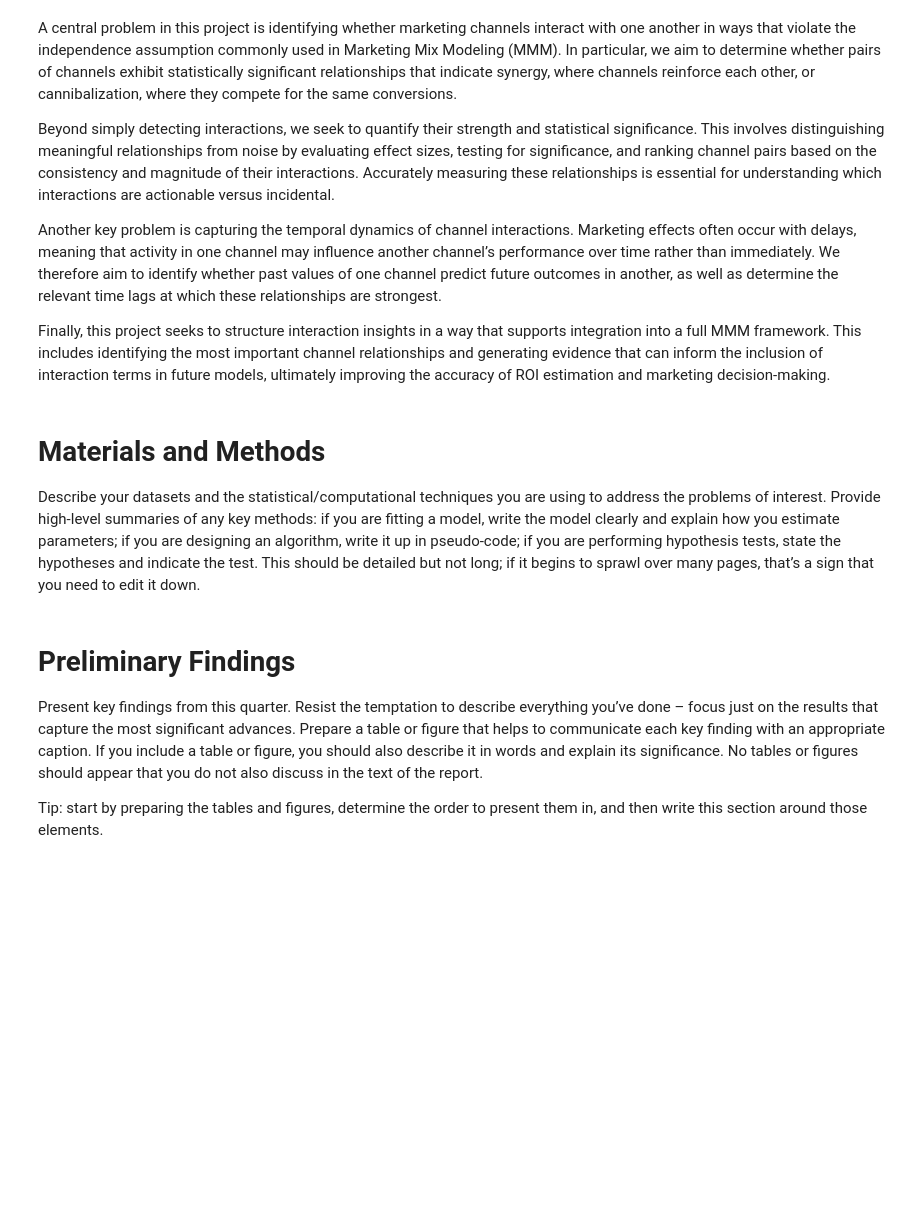
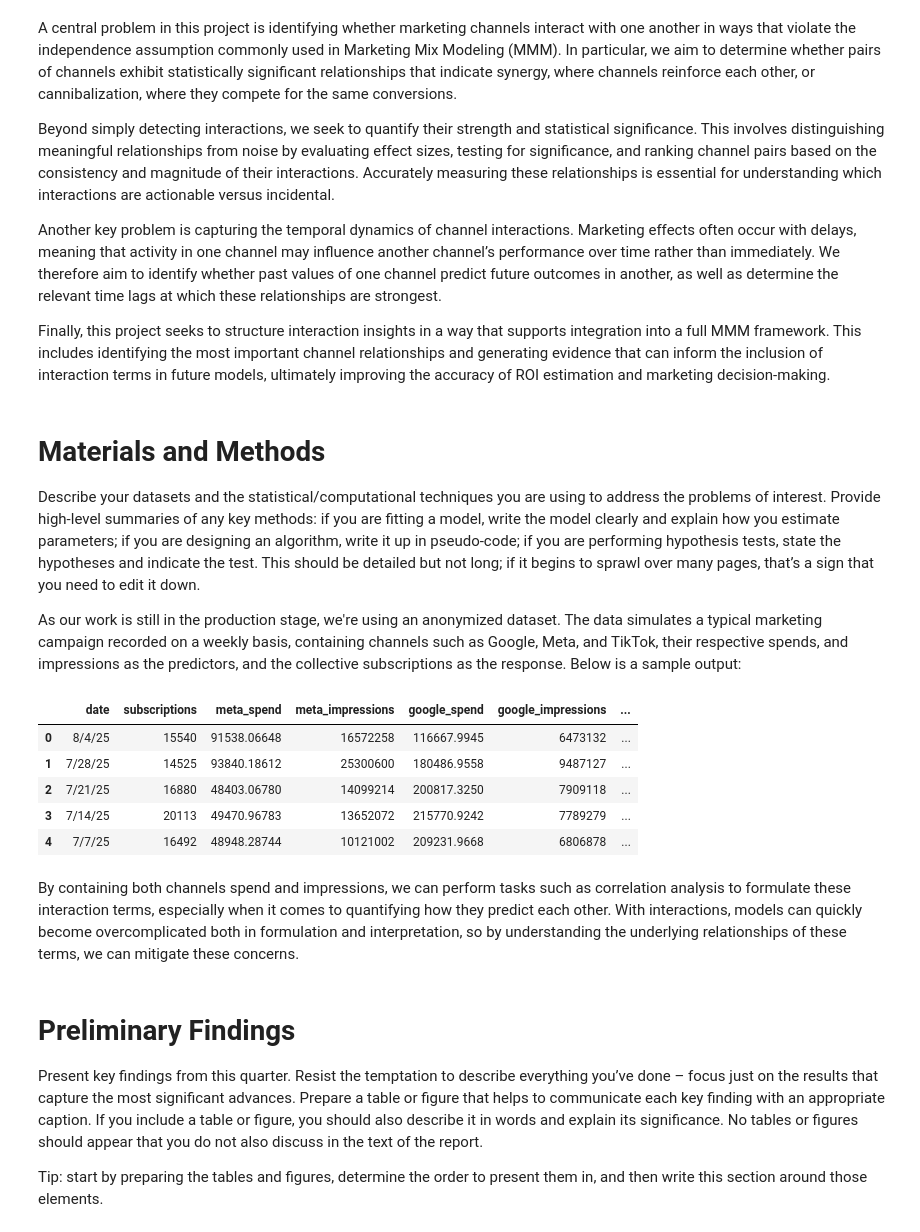
Before and after one commit to pstat197/BlueAlpha3-Synergy-Analysis, a Jupyter notebook: results/interim_report.ipynb, the cells around one changed output. Cells and saved outputs as stored; diff of their text form; code cells hidden in the pictures; blank space fills up the shorter version.

```diff
--- a/results/interim_report.ipynb
+++ b/results/interim_report.ipynb
@@ -32,6 +32,20 @@ Finally, this project seeks to structure interaction insights in a way that supp
 # Materials and Methods
 
 Describe your datasets and the statistical/computational techniques you are using to address the problems of interest. Provide high-level summaries of any key methods: if you are fitting a model, write the model clearly and explain how you estimate parameters; if you are designing an algorithm, write it up in pseudo-code; if you are performing hypothesis tests, state the hypotheses and indicate the test. This should be detailed but not long; if it begins to sprawl over many pages, that’s a sign that you need to edit it down.
+
+As our work is still in the production stage, we're using an anonymized dataset. The data simulates a typical marketing campaign recorded on a weekly basis, containing channels such as Google, Meta, and TikTok, their respective spends, and impressions as the predictors, and the collective subscriptions as the response. Below is a sample output:
+# %%
+import pandas as pd
+pd.read_csv("../data/monthly_mocha.csv").head()
+# %% [output]
+|  | date | subscriptions | meta_spend | meta_impressions | google_spend | google_impressions | ... |
+| 0 | 8/4/25 | 15540 | 91538.06648 | 16572258 | 116667.9945 | 6473132 | ... |
+| 1 | 7/28/25 | 14525 | 93840.18612 | 25300600 | 180486.9558 | 9487127 | ... |
+| 2 | 7/21/25 | 16880 | 48403.06780 | 14099214 | 200817.3250 | 7909118 | ... |
+| 3 | 7/14/25 | 20113 | 49470.96783 | 13652072 | 215770.9242 | 7789279 | ... |
+| 4 | 7/7/25 | 16492 | 48948.28744 | 10121002 | 209231.9668 | 6806878 | ... |
+# %% [markdown]
+By containing both channels spend and impressions, we can perform tasks such as correlation analysis to formulate these interaction terms, especially when it comes to quantifying how they predict each other. With interactions, models can quickly become overcomplicated both in formulation and interpretation, so by understanding the underlying relationships of these terms, we can mitigate these concerns.
 # %% [markdown]
 # Preliminary Findings
 
```
